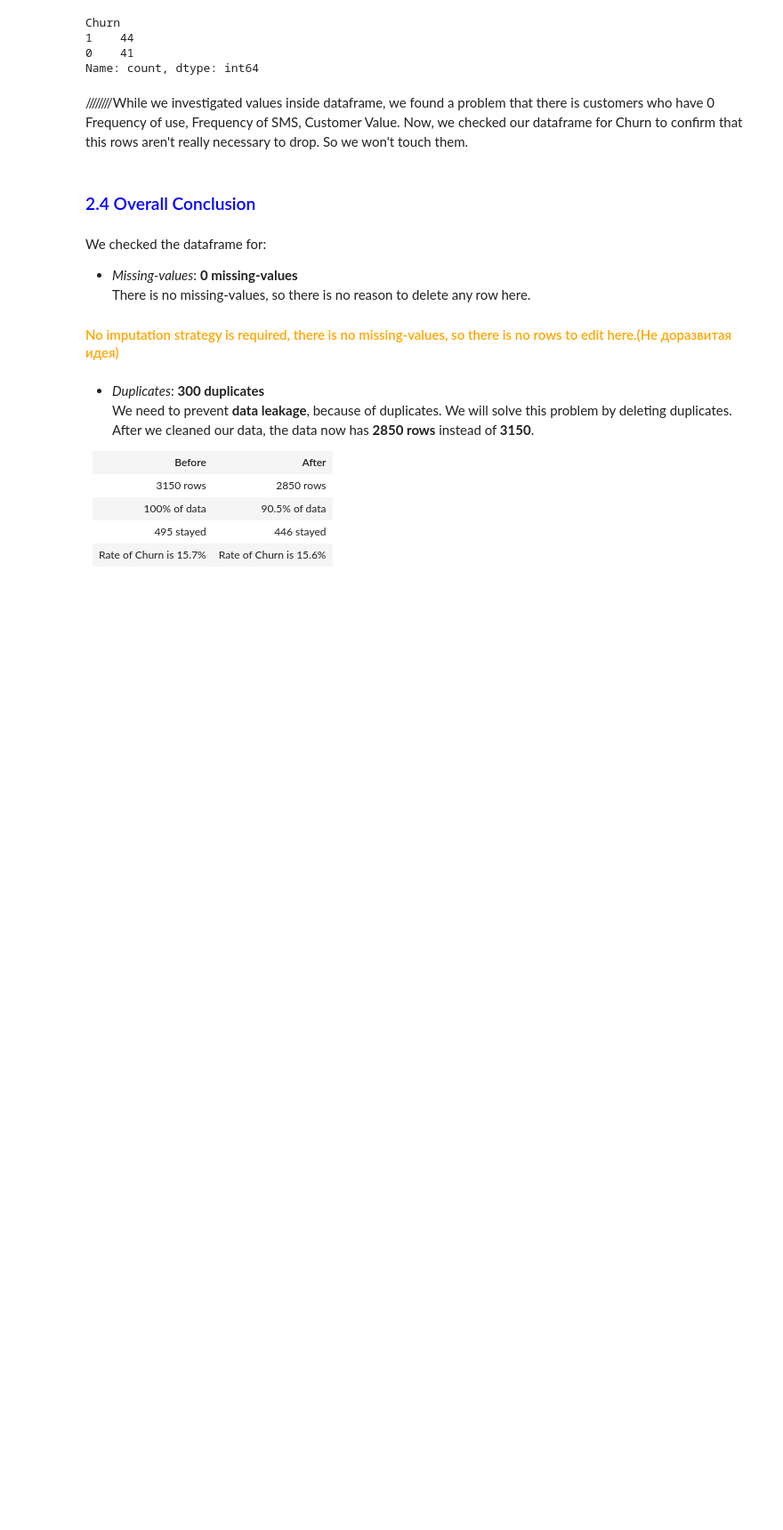
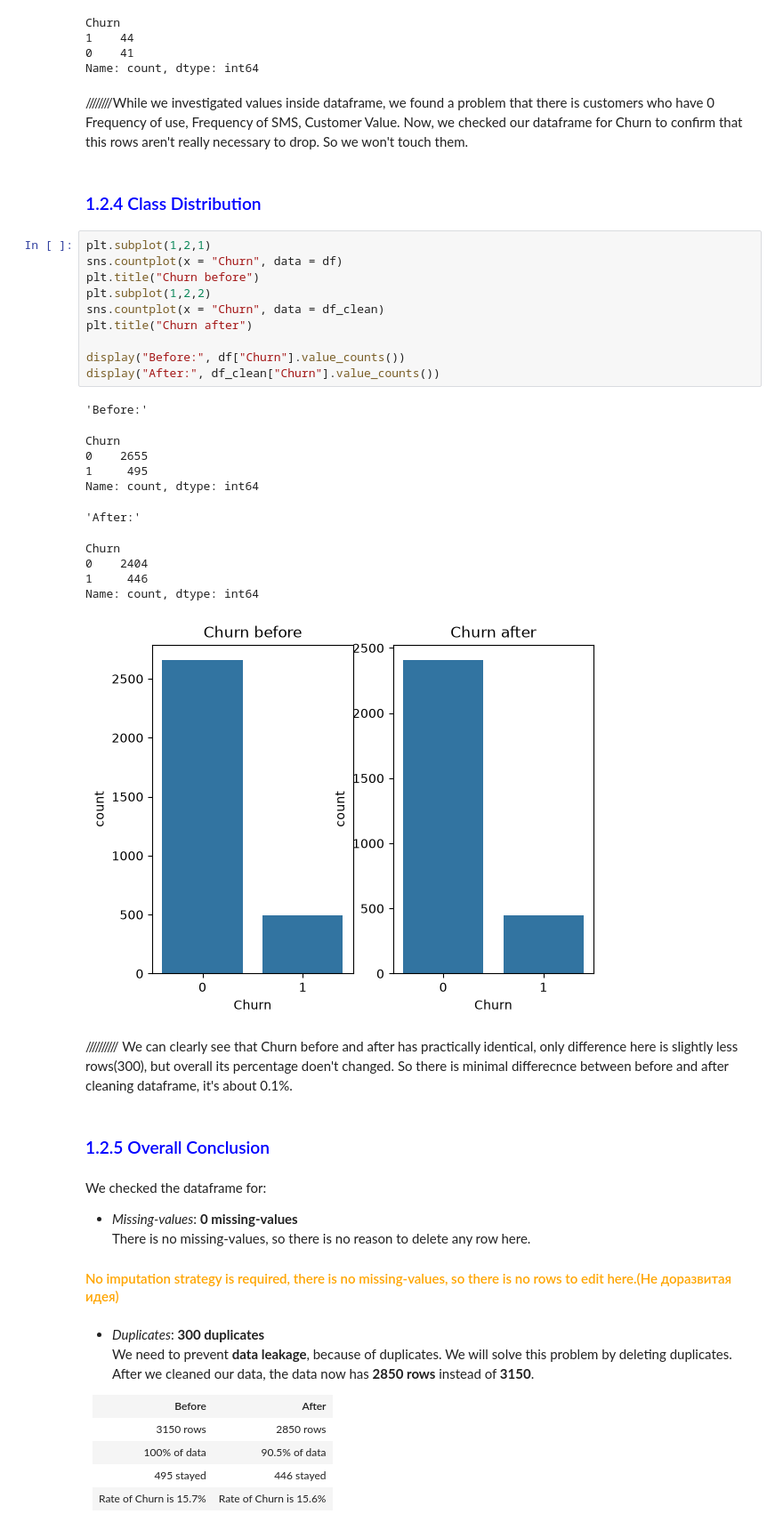
Before and after one commit to ntairuly/FinalProject_by_59ChurnGuard, a Jupyter notebook: Main.ipynb, the cells around one changed output. Shown at 89% size. Cells and saved outputs as stored; diff of their text form; blank space fills up the shorter version.

```diff
--- a/Main.ipynb
+++ b/Main.ipynb
@@ -277,7 +277,33 @@ Name: count, dtype: int64
 # %% [markdown]
 ////////While we investigated values inside dataframe, we found a problem that there is customers who have 0 Frequency of use, Frequency of SMS, Customer Value. Now, we checked our dataframe for Churn to confirm that this rows aren't really necessary to drop. So we won't touch them.
 # %% [markdown]
-<h3 style="color:blue">2.4 Overall Conclusion</h3>
+<h3 style="color:blue">1.2.4 Class Distribution</h3>
+# %%
+plt.subplot(1,2,1)
+sns.countplot(x = "Churn", data = df)
+plt.title("Churn before")
+plt.subplot(1,2,2)
+sns.countplot(x = "Churn", data = df_clean)
+plt.title("Churn after")
+
+display("Before:", df["Churn"].value_counts())
+display("After:", df_clean["Churn"].value_counts())
+# %% [output]
+'Before:'
+Churn
+0    2655
+1     495
+Name: count, dtype: int64
+'After:'
+Churn
+0    2404
+1     446
+Name: count, dtype: int64
+[figure, added]
+# %% [markdown]
+////////// We can clearly see that Churn before and after has practically identical, only difference here is slightly less rows(300), but overall its percentage doen't changed. So there is minimal differecnce between before and after cleaning dataframe, it's about 0.1%.
+# %% [markdown]
+<h3 style="color:blue">1.2.5 Overall Conclusion</h3>
 # %% [markdown]
 We checked the dataframe for:
 - *Missing-values*: **0 missing-values**
```
Also changed, not shown: parts of 14 cells of this notebook.
